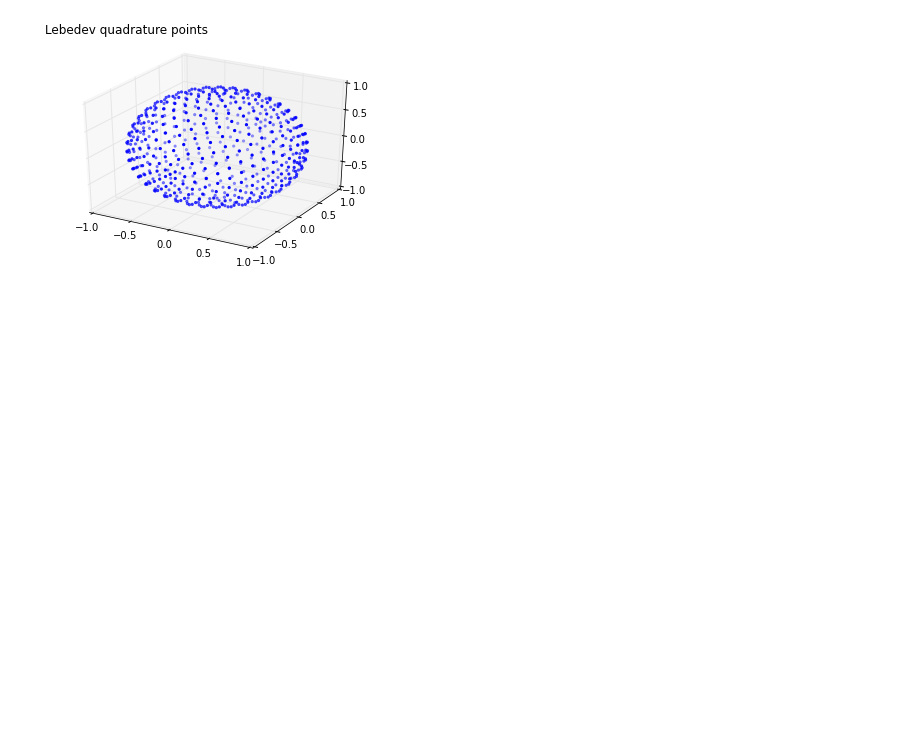
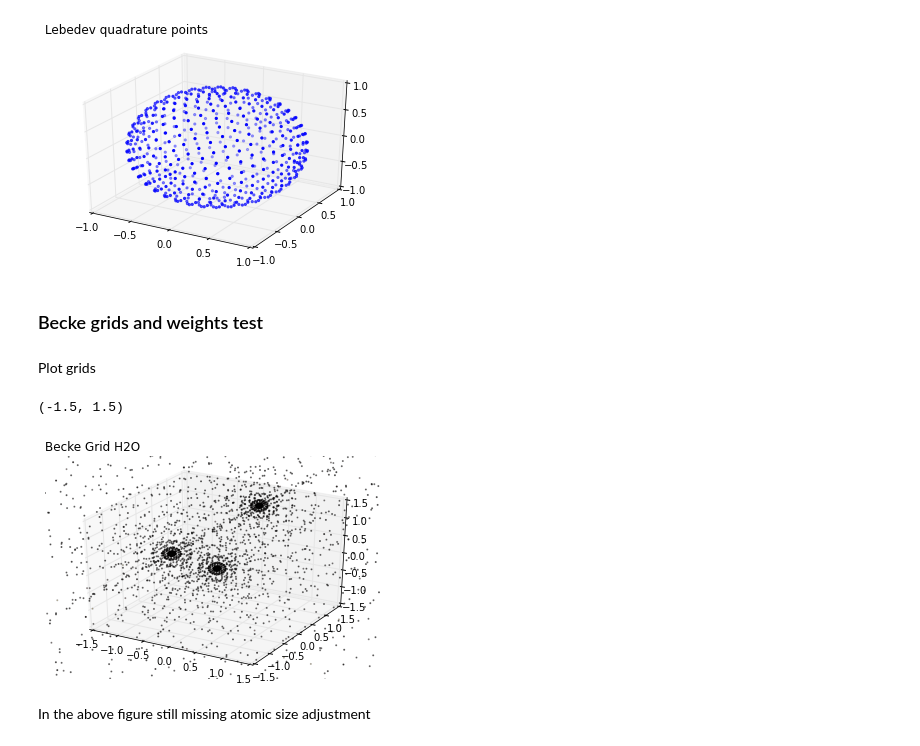
Before and after one commit to efposadac/nAPMO, a Jupyter notebook: nAPMO-test.ipynb, the cells around one changed output. Saved outputs shown, nothing was run; the diff lists cells and outputs as text; code cells hidden in the pictures; blank space fills up the shorter version.

```diff
--- a/nAPMO-test.ipynb
+++ b/nAPMO-test.ipynb
@@ -79,3 +76,35 @@ ax.set_zlim([-1,1])
 # %% [output]
 (-1, 1)
 [figure]
+# %% [markdown]
+### Becke grids and weights test
+# %%
+from interfaces.becke_grid import *
+
+angularPoints = 110
+radialPoints = 15
+
+atoms = molecule.get_particle('atoms')
+grid_O = BeckeGrid(radialPoints, angularPoints, atoms.get(0).get('position'))
+grid_H1 = BeckeGrid(radialPoints, angularPoints, atoms.get(1).get('position'))
+grid_H2 = BeckeGrid(radialPoints, angularPoints, atoms.get(2).get('position'))
+grid_O.weights(atoms, 0)
+grid_H1.weights(atoms, 1)
+grid_H2.weights(atoms, 2)
+# %% [markdown]
+Plot grids
+# %%
+fig_2 = figure()
+bx = fig_2.add_subplot(111, projection='3d')
+bx.set_title('Becke Grid H2O', loc='left')
+bx.scatter(grid_O.data['x'], grid_O.data['y'], grid_O.data['z'], s=1, c=grid_O.data['w'], cmap=hot())
+bx.scatter(grid_H1.data['x'], grid_H1.data['y'], grid_H1.data['z'],s=1, c=grid_O.data['w'], cmap=hot())
+bx.scatter(grid_H2.data['x'], grid_H2.data['y'], grid_H2.data['z'], s=1, c=grid_O.data['w'], cmap=hot())
+bx.set_xlim([-1.5,1.5])
+bx.set_ylim([-1.5,1.5])
+bx.set_zlim([-1.5,1.5])
+# %% [output]
+(-1.5, 1.5)
+[figure, added]
+# %% [markdown]
+In the above figure still missing atomic size adjustment
```
Also changed, not shown: parts of 11 cells of this notebook, 3 other files.
